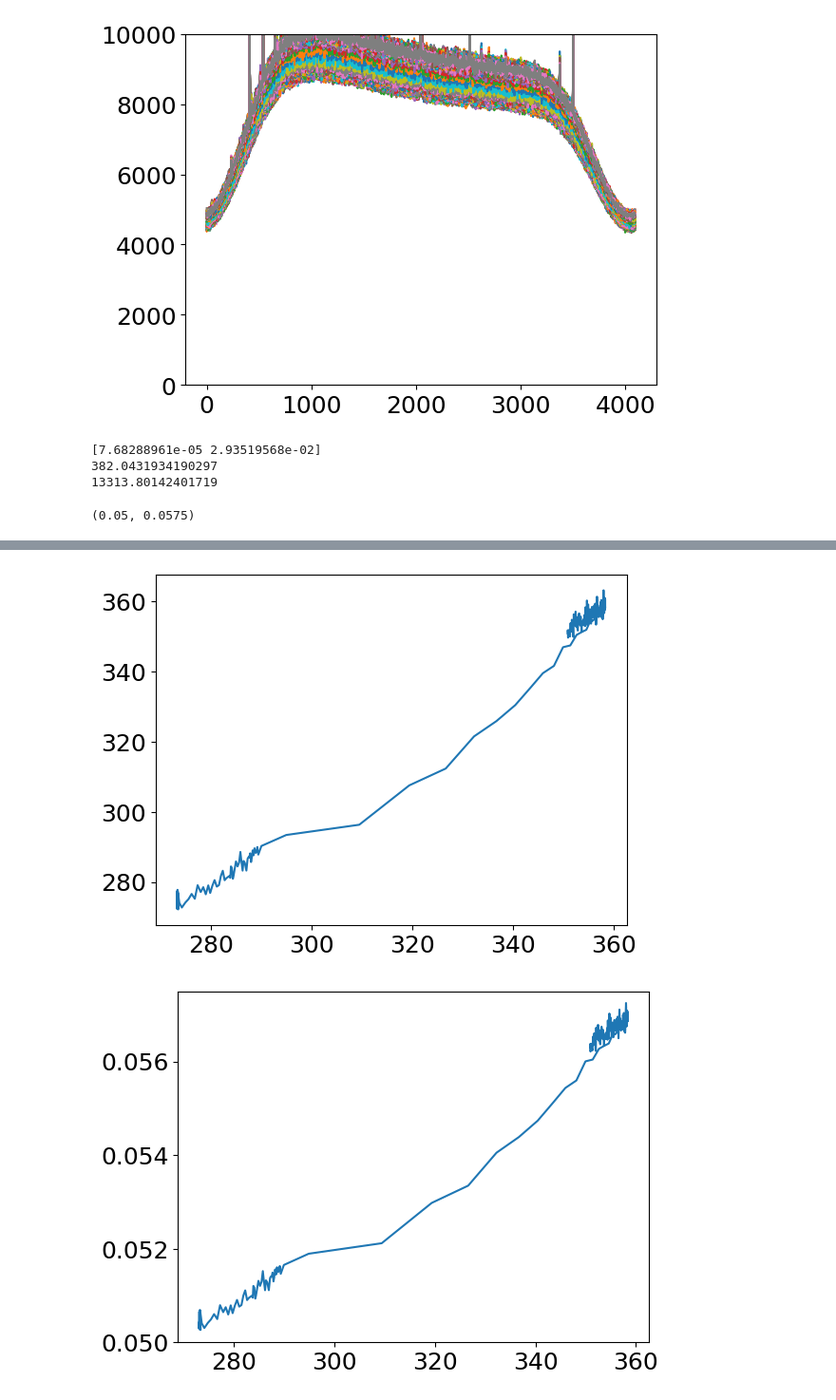
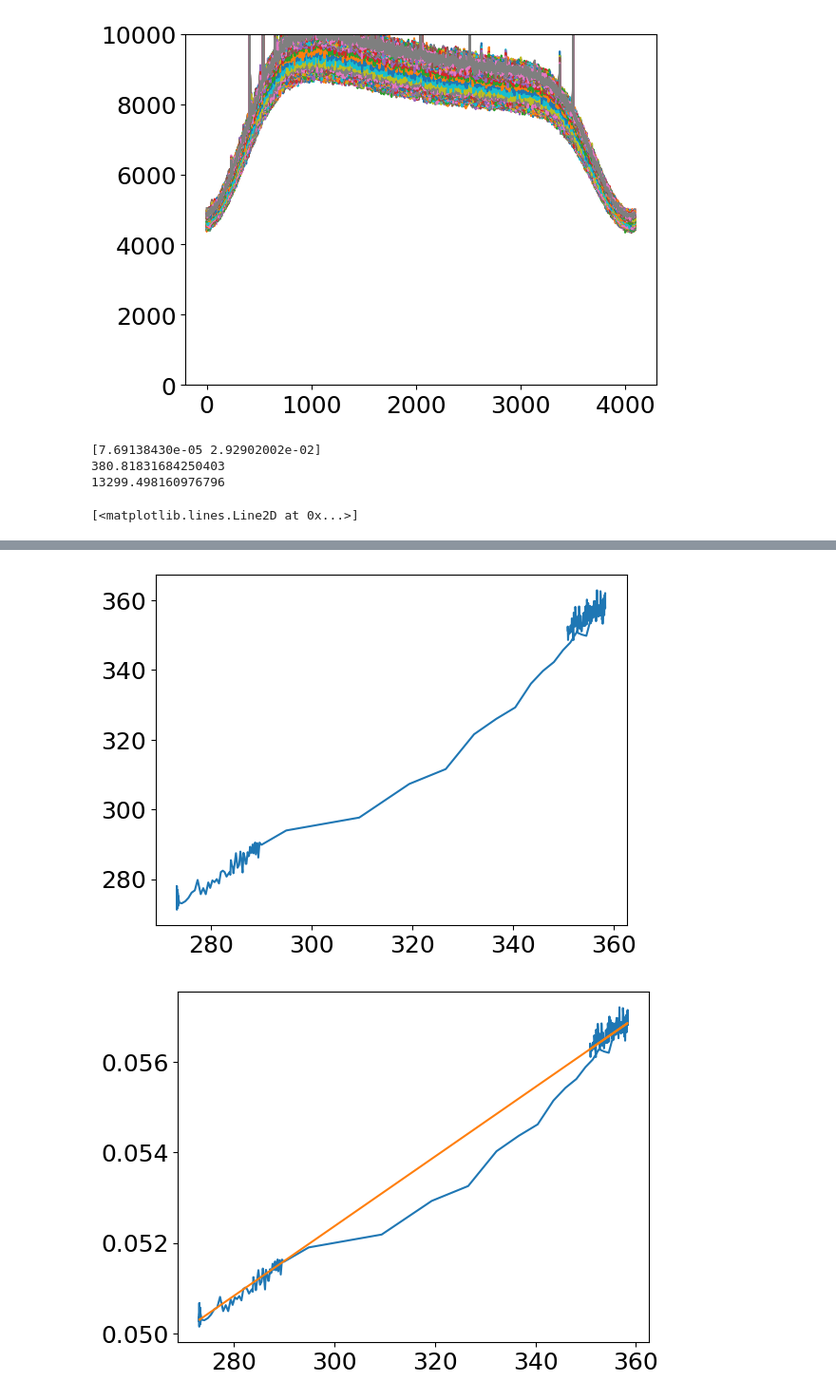
Before and after one commit to jnthek/diy_radiometer, a Jupyter notebook: pluto_radiometer/HDF5_calibrate_hotcold.ipynb, the cells around one changed output, grey strips where cells are left out. Shown at 95% size. Saved outputs shown, nothing was run; the diff lists cells and outputs as text; code cells hidden in the pictures.

```diff
--- a/pluto_radiometer/HDF5_calibrate_hotcold.ipynb
+++ b/pluto_radiometer/HDF5_calibrate_hotcold.ipynb
@@ -6,8 +6,8 @@ import time
 
 plt.rcParams.update({'font.size': 18})
 # %%
-# h5_file = "20250122-081736_pluto_3state.h5"
-h5_file = "20250122-084756_pluto_3state.h5"
+# h5_file = "../CAL_DATA/20250122-081736_pluto_3state.h5" #Original calibration experiment, had too many fluctuations
+h5_file = "../CAL_DATA/20250122-084756_pluto_3state.h5" #Cold, ambient and hot run. This is probably the better one
 # %%
 print ("Reading",h5_file)
 hf = h5py.File(h5_file, 'r')
@@ -90,34 +90,37 @@ plt.ylim(0, 10000)
 [figure]
 # %%
 ant_calibrated.shape
-ant_cal_power_norfi = np.mean(ant_calibrated[:,2700:2800], axis=1)
+ant_cal_power_norfi = np.mean(ant_calibrated[:,2700:2775], axis=1)
 # %%
 pfit_c = np.polyfit(temperature, ant_cal_power_norfi, 1)
 print (pfit_c)
 
 ant_cal_power_norfi_tcal = ant_cal_power_norfi/pfit_c[0]
 T_RX = pfit_c[1]/pfit_c[0]
 print (T_RX)
 
 mean_hot_spectrum_tcal = (mean_hot_spectrum/pfit_c[0]) - T_RX
 
-print (np.mean(mean_hot_spectrum_tcal[2700:2800]))
+print (np.mean(mean_hot_spectrum_tcal[2700:2775]))
+
+s_line = temperature*pfit_c[0] + pfit_c[1]
 
 plt.figure()
 plt.plot(freq, mean_hot_spectrum_tcal)
 plt.ylim(1e4, 2e4)
 
 plt.figure()
 plt.plot(temperature, (ant_cal_power_norfi_tcal-T_RX))
 
 plt.figure()
 plt.plot(temperature, ant_cal_power_norfi)
-plt.ylim(0.05, 0.0575)
+plt.plot(temperature, s_line)
+# plt.ylim(0.05, 0.0575)
 # %% [output]
-[7.68288961e-05 2.93519568e-02]
-382.0431934190297
-13313.80142401719
+[7.69138430e-05 2.92902002e-02]
+380.81831684250403
+13299.498160976796
-(0.05, 0.0575)
+[<matplotlib.lines.Line2D at 0x...>]
 [figure]
-[figure, old version]
+[figure, new version]
-[figure, old version]
+[figure, new version]
```
Also changed, not shown: parts of 1 cell of this notebook, 1 other file.
